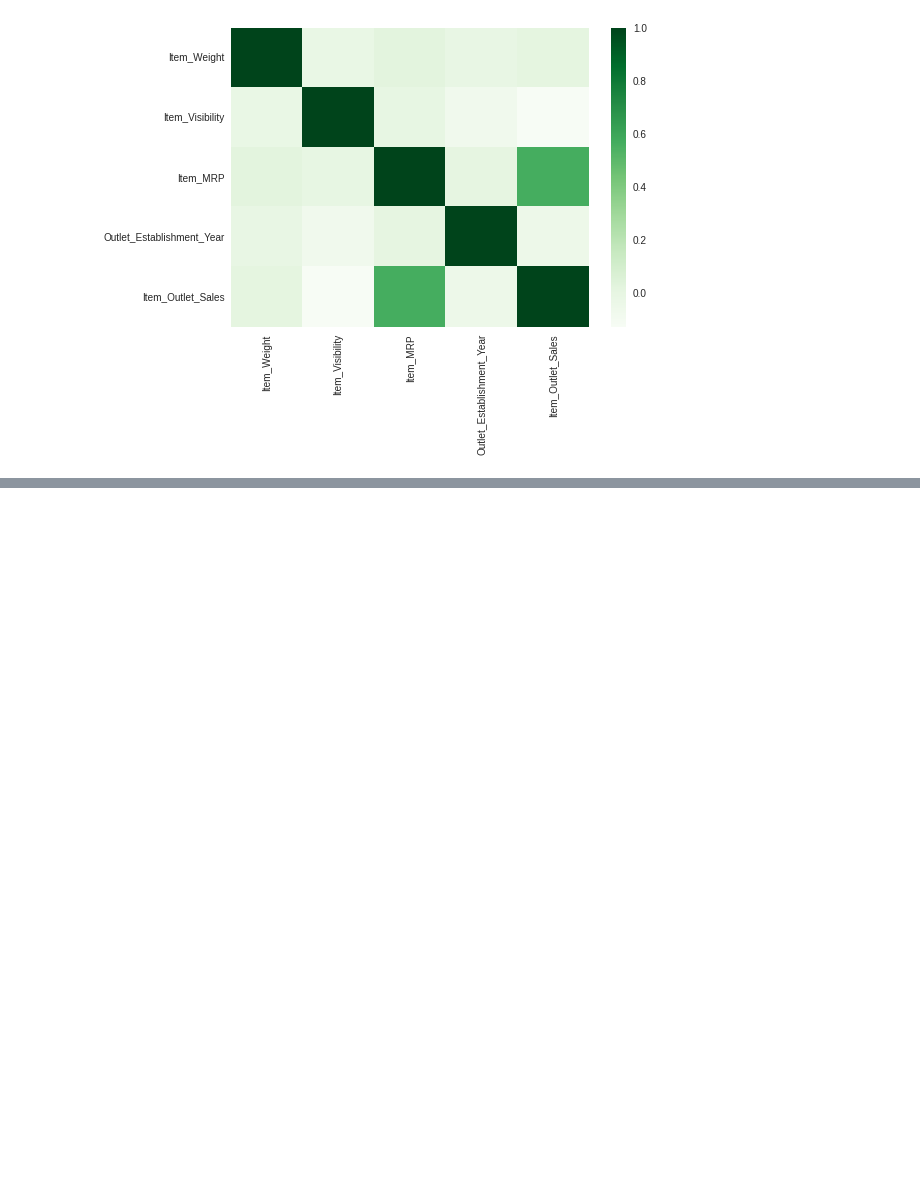
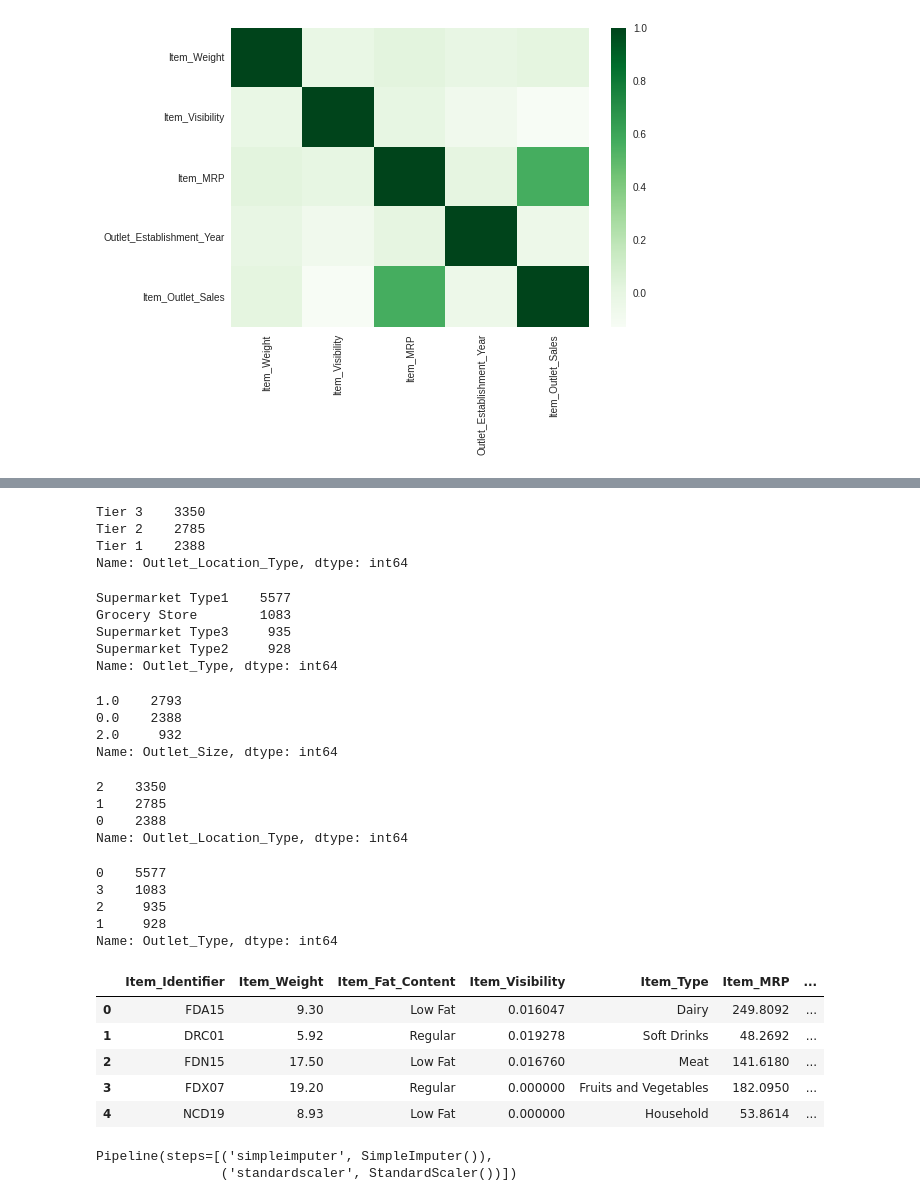
Before and after one commit to kevinzciro/sales-prediction, a Jupyter notebook: sales_predictions.ipynb, the cells around one changed output, grey strips where cells are left out. Cells and saved outputs as stored; diff of their text form; code cells hidden in the pictures; blank space fills up the shorter version.

```diff
--- a/sales_predictions.ipynb
+++ b/sales_predictions.ipynb
@@ -457,0 +475,3 @@ sns.heatmap(corr, cmap = 'Greens');
+# %%
+df1 = pd.read_csv(path)
+df1
@@ -457,0 +576,49 @@ sns.heatmap(corr, cmap = 'Greens');
+# %%
+df1['Outlet_Location_Type'].value_counts()
+# %% [output]
+Tier 3    3350
+Tier 2    2785
+Tier 1    2388
+Name: Outlet_Location_Type, dtype: int64
+# %%
+df1['Outlet_Type'].value_counts()
+# %% [output]
+Supermarket Type1    5577
+Grocery Store        1083
+Supermarket Type3     935
+Supermarket Type2     928
+Name: Outlet_Type, dtype: int64
+# %%
+df1['Outlet_Size'].replace({'Small':0, 'Medium':1, "High":2}, inplace=True)
+df1['Outlet_Size'].value_counts()
+# %% [output]
+1.0    2793
+0.0    2388
+2.0     932
+Name: Outlet_Size, dtype: int64
+# %%
+df1['Outlet_Location_Type'].replace({'Tier 1':0, 'Tier 2':1, "Tier 3":2}, inplace=True)
+df1['Outlet_Location_Type'].value_counts()
+# %% [output]
+2    3350
+1    2785
+0    2388
+Name: Outlet_Location_Type, dtype: int64
+# %%
+df1['Outlet_Type'].replace({'Supermarket Type1':0, 'Supermarket Type2':1, "Supermarket Type3":2, "Grocery Store":3}, inplace=True)
+df1['Outlet_Type'].value_counts()
+# %% [output]
+0    5577
+3    1083
+2     935
+1     928
+Name: Outlet_Type, dtype: int64
+# %%
+df1.head()
+# %% [output]
+|  | Item_Identifier | Item_Weight | Item_Fat_Content | Item_Visibility | Item_Type | Item_MRP | ... |
+| 0 | FDA15 | 9.30 | Low Fat | 0.016047 | Dairy | 249.8092 | ... |
+| 1 | DRC01 | 5.92 | Regular | 0.019278 | Soft Drinks | 48.2692 | ... |
+| 2 | FDN15 | 17.50 | Low Fat | 0.016760 | Meat | 141.6180 | ... |
+| 3 | FDX07 | 19.20 | Regular | 0.000000 | Fruits and Vegetables | 182.0950 | ... |
+| 4 | NCD19 | 8.93 | Low Fat | 0.000000 | Household | 53.8614 | ... |
@@ -457,0 +637,7 @@ sns.heatmap(corr, cmap = 'Greens');
+# %%
+# Numeric pipeline
+numeric_pipe = make_pipeline(mean_imputer, scaler)
+numeric_pipe
+# %% [output]
+Pipeline(steps=[('simpleimputer', SimpleImputer()),
+                ('standardscaler', StandardScaler())])
```
Also changed, not shown: parts of 27 cells of this notebook.
